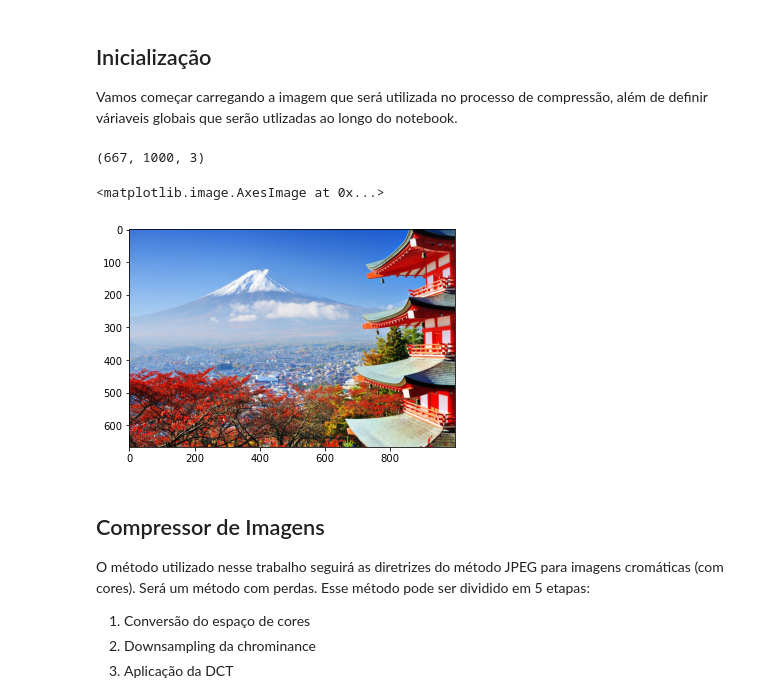
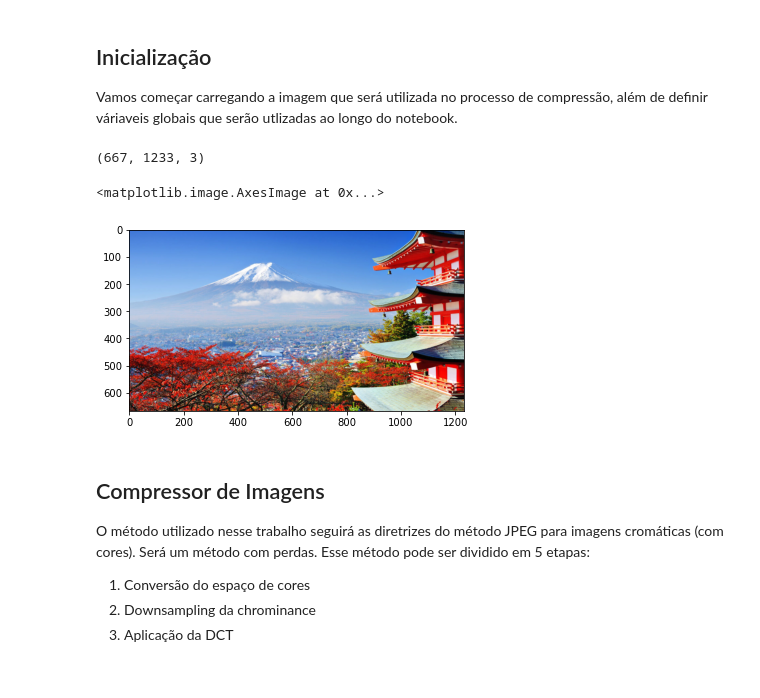
Before and after one commit to luiz-couto/image-compressor, a Jupyter notebook: img-compressor.ipynb, the cells around one changed output. Cells and saved outputs as stored; diff of their text form; code cells hidden in the pictures.

```diff
--- a/img-compressor.ipynb
+++ b/img-compressor.ipynb
@@ -22,16 +22,16 @@ def split(matrix, num):
 ## Inicialização
 Vamos começar carregando a imagem que será utilizada no processo de compressão, além de definir váriaveis globais que serão utlizadas ao longo do notebook.
 # %%
-img = cv2.imread("japan.jpg")
+img = cv2.imread("japan_resized.jpg")
 img_width = img.shape[1]
 img_height = img.shape[0]
 
 print(img.shape)
 plt.imshow(cv2.cvtColor(img, cv2.COLOR_RGB2BGR)) # OpenCV assume que estamos utilizando o espaço de cores BGR
 # %% [output]
-(667, 1000, 3)
+(667, 1233, 3)
 <matplotlib.image.AxesImage at 0x...>
-[figure, old version]
+[figure, new version]
 # %% [markdown]
 ## Compressor de Imagens
 O método utilizado nesse trabalho seguirá as diretrizes do método JPEG para imagens cromáticas (com cores). Será um método com perdas. Esse método pode ser dividido em 5 etapas:
```
Also changed, not shown: parts of 11 cells of this notebook.
